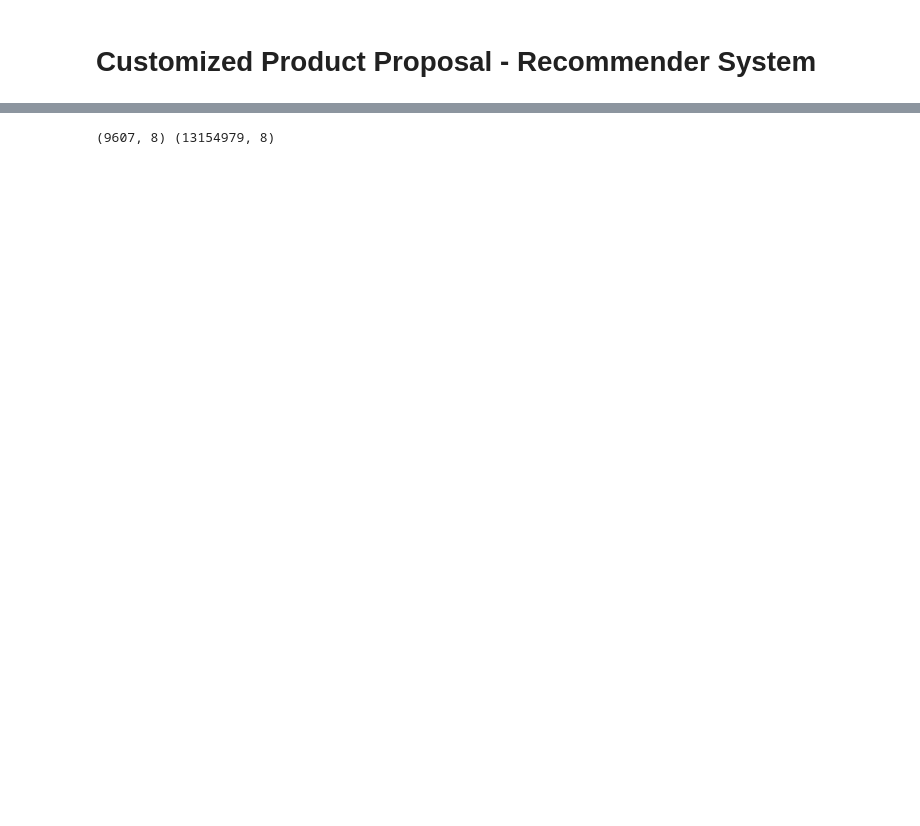
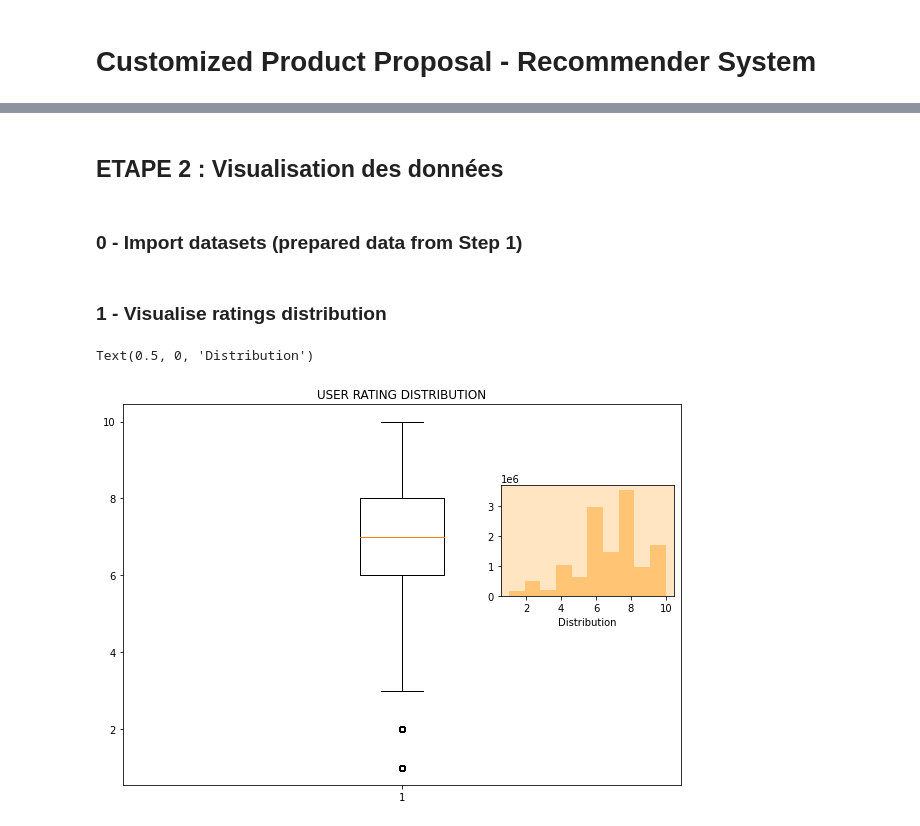
Before and after one commit to jl-datascientist/Customized.Product.Proposal.-.Recommender.System, a Jupyter notebook: 2-DataVisualisation.ipynb, the cells around one changed output, grey strips where cells are left out. Cells and saved outputs as stored; diff of their text form; code cells hidden in the pictures; blank space fills up the shorter version.

```diff
--- a/2-DataVisualisation.ipynb
+++ b/2-DataVisualisation.ipynb
@@ -16,5 +14,11 @@ ETAPE 2 : Visualisation des données
 --------------------------------------------------------
+# %% [markdown]
+## ETAPE 2 : Visualisation des données
+# %% [markdown]
+### 0 - Import datasets (prepared data from Step 1)
 # %%
+# 2-Data Visualisation and sophisticated analysis
+
 import numpy as np
 import pandas as pd
 
@@ -27,11 +31,12 @@ from sklearn.metrics import mean_squared_error
 import matplotlib.pyplot as plt
 import seaborn as sns
 
-# 0-Collect data from prepared dataset (cleaned and filtered)
+# 2.0-Collect data from prepared dataset (cleaned and filtered)
 
-data_m = pd.read_csv(r"Save\Test_data_m.csv")
-data_r = pd.read_csv(r"Save\Test_data_r.csv")
+data_m = pd.read_csv(r"Save\data_m.csv")
+data_r = pd.read_csv(r"Save\data_r.csv")
+data_rev = pd.read_csv(r"Save\data_rev.csv", sep=';')
 
-print(data_m.shape,data_r.shape)
+#print(data_m.shape,data_r.shape,data_rev.shape)
-# %% [output]
-(9607, 8) (13154979, 8)
+# %% [markdown]
+### 1 - Visualise ratings distribution
@@ -37,0 +49,13 @@ print(data_m.shape,data_r.shape)
+# %%
+plt.figure(figsize = (10,7))
+
+plt.boxplot(viz_1['rating'])
+plt.title( 'USER RATING DISTRIBUTION')
+plt.axes([0.65, 0.5, 0.24, 0.22], facecolor='#ffe5c1')
+plt.hist(viz_1['rating'], color='#FFC575')
+plt.xlabel('Distribution')
+#plt.xticks([])
+#plt.yticks([]);
+# %% [output]
+Text(0.5, 0, 'Distribution')
+[figure, added]
```
Also changed, not shown: parts of 25 cells of this notebook.
